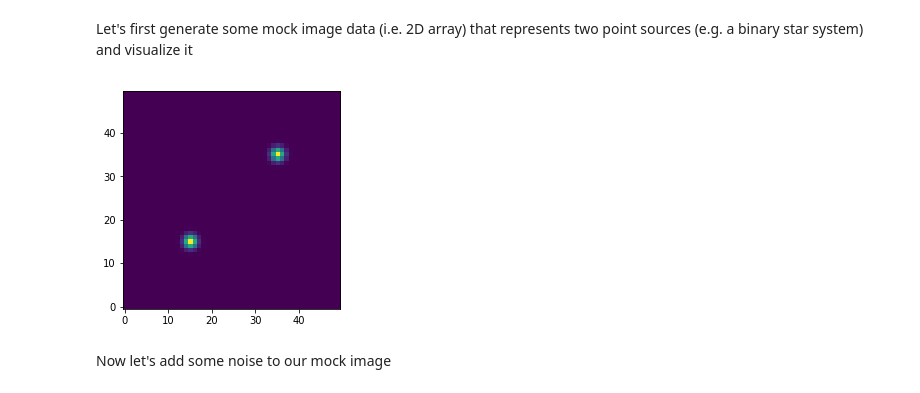
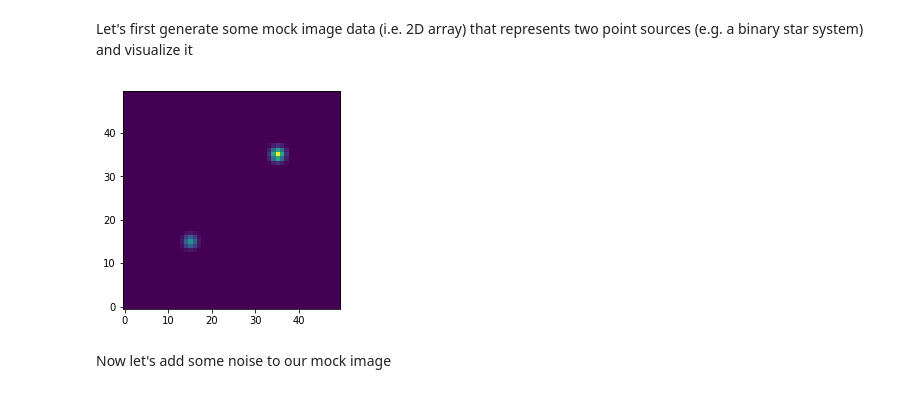
Before and after one commit to henry-ngo/mcmc_workshop, a Jupyter notebook: Session2/parallel_tempering.ipynb, the cells around one changed output. Saved outputs shown, nothing was run; the diff lists cells and outputs as text; code cells hidden in the pictures.

```diff
--- a/Session2/parallel_tempering.ipynb
+++ b/Session2/parallel_tempering.ipynb
@@ -13,27 +13,27 @@ Let's first generate some mock image data (i.e. 2D array) that represents two po
 # %%
 # Set up image
 image_size = 50
 x = np.linspace(0,image_size-1,image_size) # x coordinates
 y = np.linspace(0,image_size-1,image_size) # y coordinates
 xx,yy = np.meshgrid(x,y) # grid of x,y coordinates
 # Position of first point source
 x1 = 15
 y1 = 15
 # Position of second point source
 x2 = 35
 y2 = 35
 # Peak and width of both point sources (constant to keep things simpler)
 peak = 500
 width = 1.0
 # Compute distance to each source in image coordinates
 dist1 = np.sqrt((xx-x1)**2.0+(yy-y1)**2.0)
 dist2 = np.sqrt((xx-x2)**2.0+(yy-y2)**2.0)
 # Add the Gaussian two point sources to the image
-image = peak*np.exp(-0.5*dist1**2.0/width**2.0) + peak*np.exp(-0.5*dist2**2.0/width**2.0)
+image = peak*np.exp(-0.5*dist1**2.0/width**2.0) + 2.0*peak*np.exp(-0.5*dist2**2.0/width**2.0)
 # Visualize this
 plt.imshow(image,origin='lower');
 # %% [output]
-[figure, old version]
+[figure, new version]
 # %% [markdown]
 Now let's add some noise to our mock image
 # %%
```
Also changed, not shown: parts of 9 cells of this notebook.
